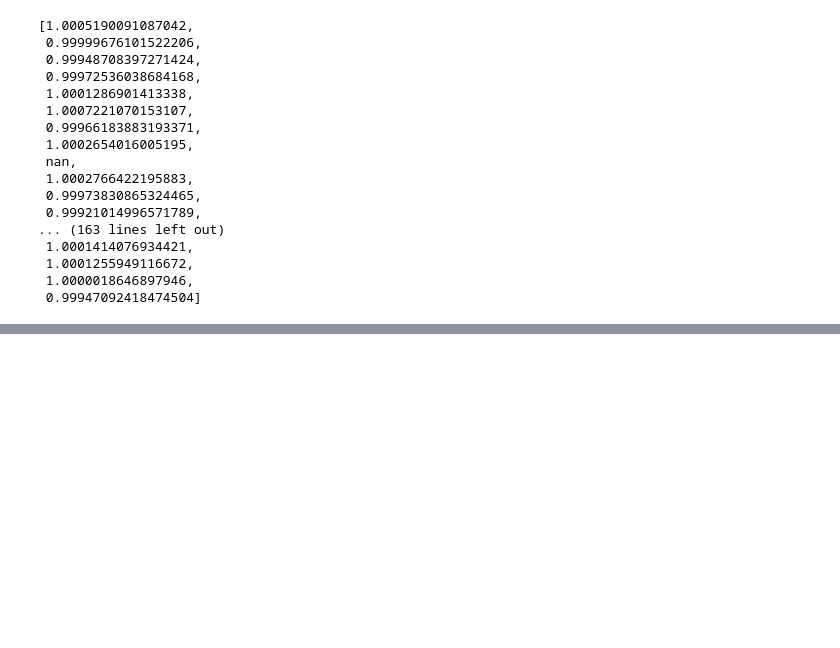
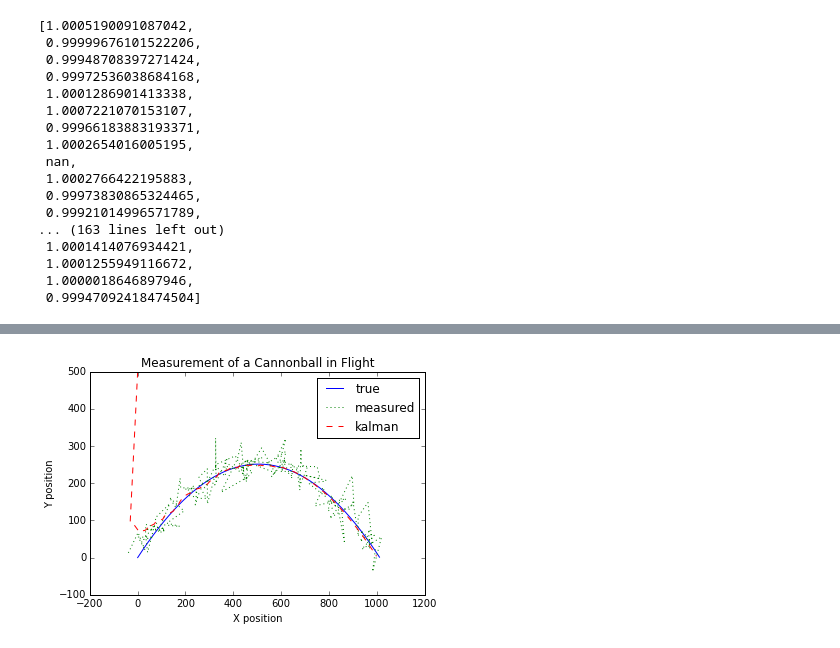
Before and after one commit to zpeng-projects/kw, a Jupyter notebook: Untitled0.ipynb, the cells around one changed output, grey strips where cells are left out. Drawn from its saved outputs; the diff is of its cells as text; code cells hidden in the pictures; blank space fills up the shorter version.

```diff
--- a/Untitled0.ipynb
+++ b/Untitled0.ipynb
@@ -279,21 +283,62 @@ pylab.show()
 # %%
-for i in range(iterations):
+x = []
+y = []
+nx = []
+ny = []
+kx = []
+ky = []
+
+c = Cannon(timeslice,noiselevel)
+speedX = muzzle_velocity*math.cos(angle*math.pi/180)
+speedY = muzzle_velocity*math.sin(angle*math.pi/180)
+state_transition = numpy.matrix([[1,timeslice,0,0],[0,1,0,0],[0,0,1,timeslice],[0,0,0,1]])
+control_matrix = numpy.matrix([[0,0,0,0],[0,0,0,0],[0,0,1,0],[0,0,0,1]])
+control_vector = numpy.matrix([[0],[0],[0.5*-9.81*timeslice*timeslice],[-9.81*timeslice]])
+observation_matrix = numpy.eye(4)
+
+initial_state = numpy.matrix([[0],[speedX],[500],[speedY]])
+
+initial_probability = numpy.eye(4)
+
+process_covariance = numpy.zeros(4)
+measurement_covariance = numpy.eye(4)*0.2
+
+kf = KalmanFilterLinear(state_transition, control_matrix, observation_matrix, initial_state, initial_probability, process_covariance, measurement_covariance)
+
+for i in range(iterations-50):
     x.append(c.GetX())
     y.append(c.GetY())
     newestX = c.GetXWithNoise()
     newestY = c.GetYWithNoise()
     nx.append(newestX)
     ny.append(newestY)
     # Iterate the cannon simulation to the next timeslice.
     c.Step()
     kx.append(kf.GetCurrentState()[0,0])
     ky.append(kf.GetCurrentState()[2,0])
     kf.Step(control_vector,numpy.matrix([[newestX],[c.GetXVelocity()],[newestY],[c.GetYVelocity()]]))
 
+for i in range(iterations-50,iterations):
+    x.append(c.GetX())
+    y.append(c.GetY())
+    newestX = c.GetXWithNoise()
+    newestY = c.GetYWithNoise()
+    nx.append(newestX)
+    ny.append(newestY)
+    # Iterate the cannon simulation to the next timeslice.
+    c.Step()
+    kx.append(kf.GetCurrentState()[0,0])
+    ky.append(kf.GetCurrentState()[2,0])
+    kf.Step(control_vector)
+
+
+
 # Plot all the results we got.
 pylab.plot(x,y,'-',nx,ny,':',kx,ky,'--')
 pylab.xlabel('X position')
 pylab.ylabel('Y position')
 pylab.title('Measurement of a Cannonball in Flight')
 pylab.legend(('true','measured','kalman'))
 pylab.show()
+# %% [output]
+[figure, added]
```
Also changed, not shown: parts of 3 cells of this notebook, 1 other file.
